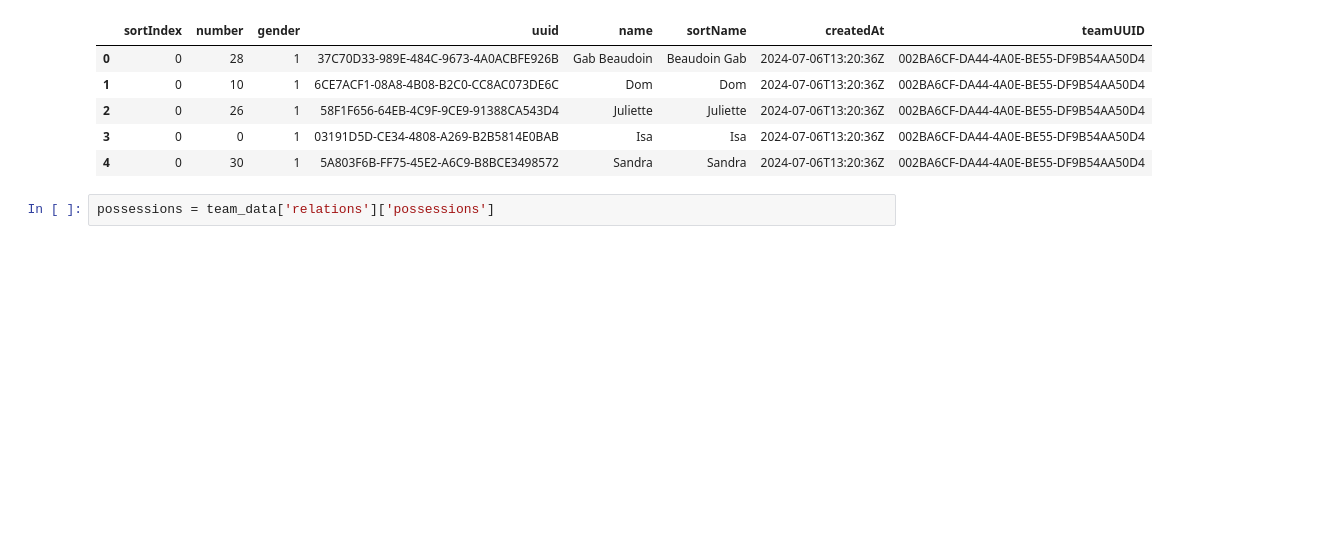
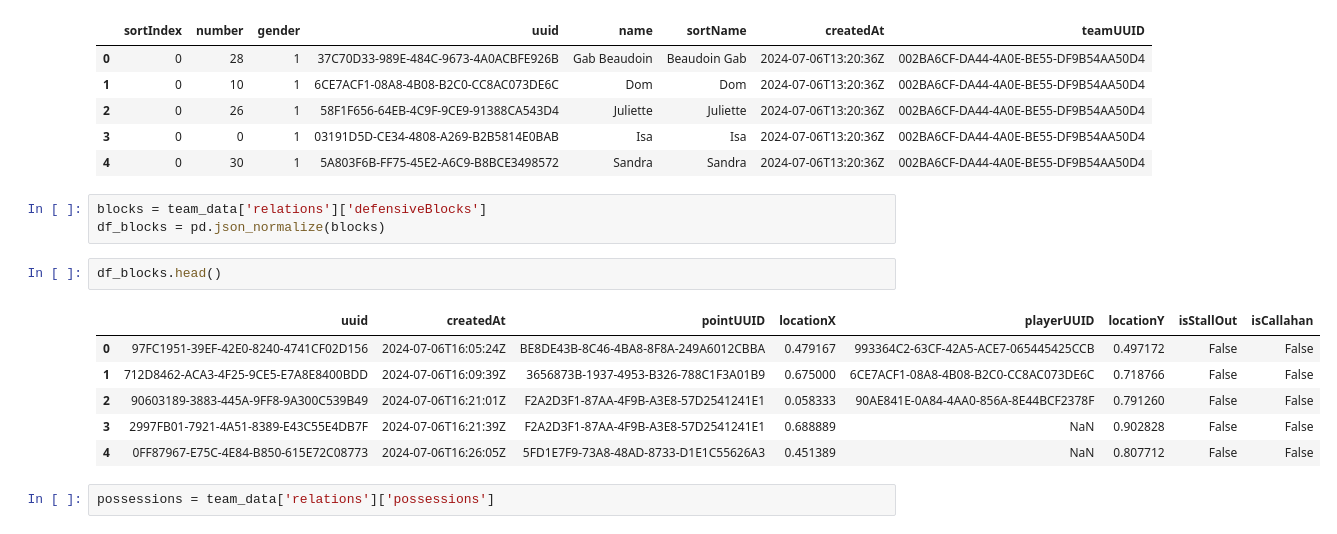
Before and after one commit to yukikongju/Miscellaneous-Projects, a Jupyter notebook: StattoStats/playground.ipynb, the cells around one changed output. Saved outputs shown, nothing was run; the diff lists cells and outputs as text; blank space fills up the shorter version.

```diff
--- a/StattoStats/playground/playground.ipynb
+++ b/StattoStats/playground.ipynb
@@ -50,6 +50,18 @@ df_players.head()
 | 2 | 0 | 26 | 1 | 58F1F656-64EB-4C9F-9CE9-91388CA543D4 | Juliette | Juliette | 2024-07-06T13:20:36Z | 002BA6CF-DA44-4A0E-BE55-DF9B54AA50D4 |
 | 3 | 0 | 0 | 1 | 03191D5D-CE34-4808-A269-B2B5814E0BAB | Isa | Isa | 2024-07-06T13:20:36Z | 002BA6CF-DA44-4A0E-BE55-DF9B54AA50D4 |
 | 4 | 0 | 30 | 1 | 5A803F6B-FF75-45E2-A6C9-B8BCE3498572 | Sandra | Sandra | 2024-07-06T13:20:36Z | 002BA6CF-DA44-4A0E-BE55-DF9B54AA50D4 |
+# %%
+blocks = team_data['relations']['defensiveBlocks']
+df_blocks = pd.json_normalize(blocks)
+# %%
+df_blocks.head()
+# %% [output]
+|  | uuid | createdAt | pointUUID | locationX | playerUUID | locationY | isStallOut | isCallahan |
+| 0 | 97FC1951-39EF-42E0-8240-4741CF02D156 | 2024-07-06T16:05:24Z | BE8DE43B-8C46-4BA8-8F8A-249A6012CBBA | 0.479167 | 993364C2-63CF-42A5-ACE7-065445425CCB | 0.497172 | False | False |
+| 1 | 712D8462-ACA3-4F25-9CE5-E7A8E8400BDD | 2024-07-06T16:09:39Z | 3656873B-1937-4953-B326-788C1F3A01B9 | 0.675000 | 6CE7ACF1-08A8-4B08-B2C0-CC8AC073DE6C | 0.718766 | False | False |
+| 2 | 90603189-3883-445A-9FF8-9A300C539B49 | 2024-07-06T16:21:01Z | F2A2D3F1-87AA-4F9B-A3E8-57D2541241E1 | 0.058333 | 90AE841E-0A84-4AA0-856A-8E44BCF2378F | 0.791260 | False | False |
+| 3 | 2997FB01-7921-4A51-8389-E43C55E4DB7F | 2024-07-06T16:21:39Z | F2A2D3F1-87AA-4F9B-A3E8-57D2541241E1 | 0.688889 | NaN | 0.902828 | False | False |
+| 4 | 0FF87967-E75C-4E84-B850-615E72C08773 | 2024-07-06T16:26:05Z | 5FD1E7F9-73A8-48AD-8733-D1E1C55626A3 | 0.451389 | NaN | 0.807712 | False | False |
 # %%
 possessions = team_data['relations']['possessions']
 # %%
```
Also changed, not shown: parts of 7 cells of this notebook, 1 other file.
